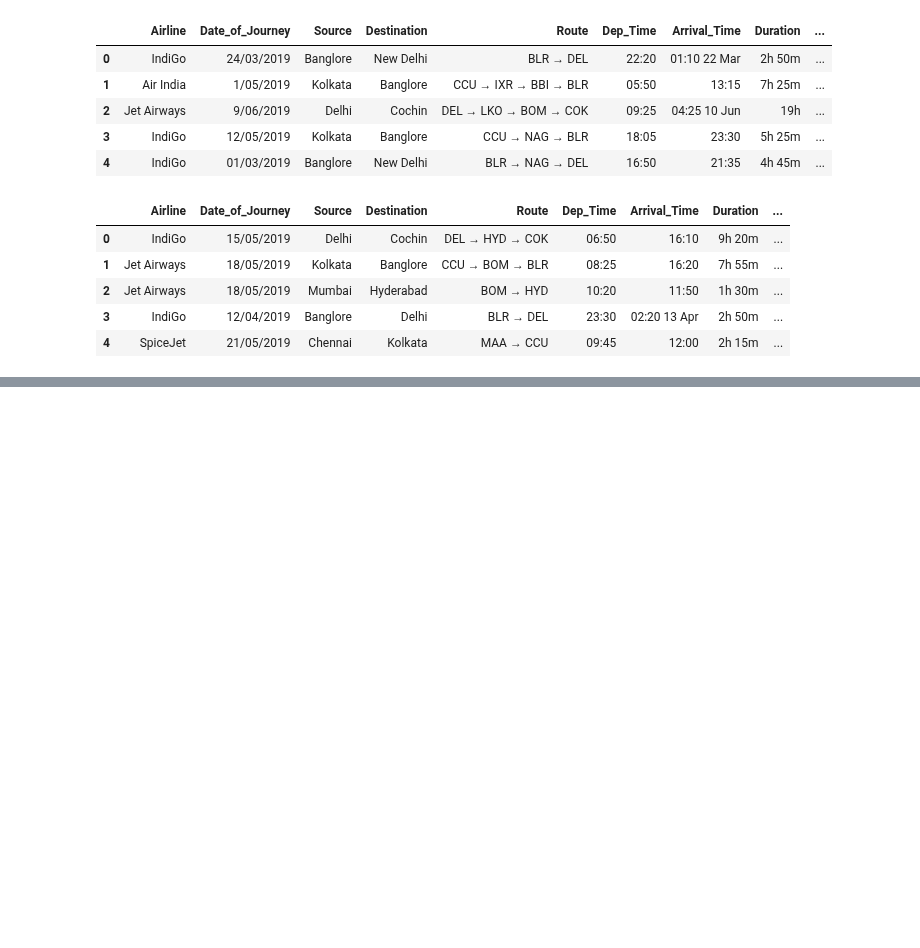
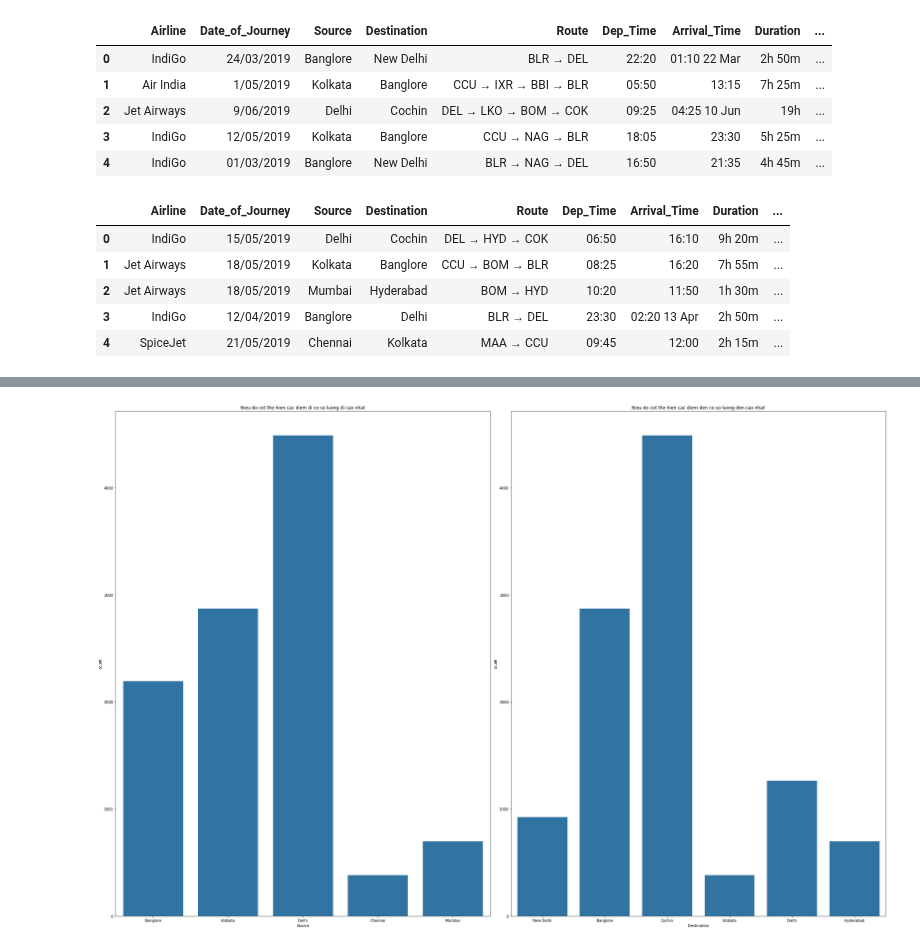
Before and after one commit to Nganho22/rvPython, a Jupyter notebook: 20127250.ipynb, the cells around one changed output, grey strips where cells are left out. Saved outputs shown, nothing was run; the diff lists cells and outputs as text; code cells hidden in the pictures; blank space fills up the shorter version.

```diff
--- a/20127250.ipynb
+++ b/20127250.ipynb
@@ -21,0 +159,18 @@ df_DT2.head()
+# %%
+import seaborn as sns
+plt.figure(figsize=(30, 20))
+
+
+
+plt.subplot(1, 2, 1)
+sns.countplot(x='Source', data=merged_DT)
+plt.title('Bieu do cot the hien cac diem di co so luong di cao nhat')
+
+plt.subplot(1, 2, 2)
+sns.countplot(x='Destination', data=merged_DT)
+plt.title('Bieu do cot the hien cac diem den co so luong den cao nhat')
+
+plt.tight_layout()
+plt.show()
+# %% [output]
+[figure, added]
```
Also changed, not shown: parts of 13 cells of this notebook.
